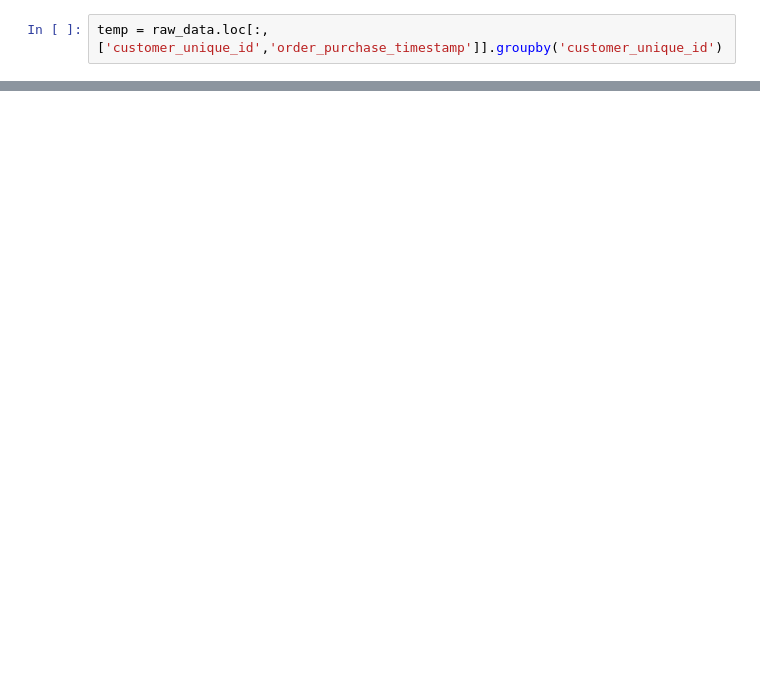
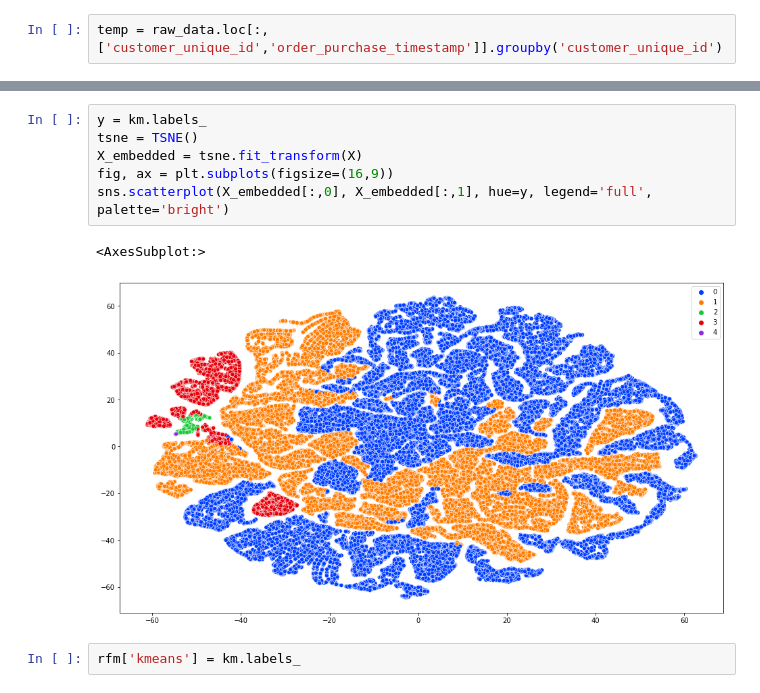
Before and after one commit to MathieuDaulard/e-commerce, a Jupyter notebook: Untitled.ipynb, the cells around one changed output, grey strips where cells are left out. Drawn from its saved outputs; the diff is of its cells as text; blank space fills up the shorter version.

```diff
--- a/Untitled.ipynb
+++ b/Untitled.ipynb
@@ -421,0 +629,11 @@ rfm
+# %%
+y = km.labels_
+tsne = TSNE()
+X_embedded = tsne.fit_transform(X)
+fig, ax = plt.subplots(figsize=(16,9))
+sns.scatterplot(X_embedded[:,0], X_embedded[:,1], hue=y, legend='full', palette='bright')
+# %% [output]
+<AxesSubplot:>
+[figure, added]
+# %%
+rfm['kmeans'] = km.labels_
```
Also changed, not shown: parts of 62 cells of this notebook, 2 other files.
